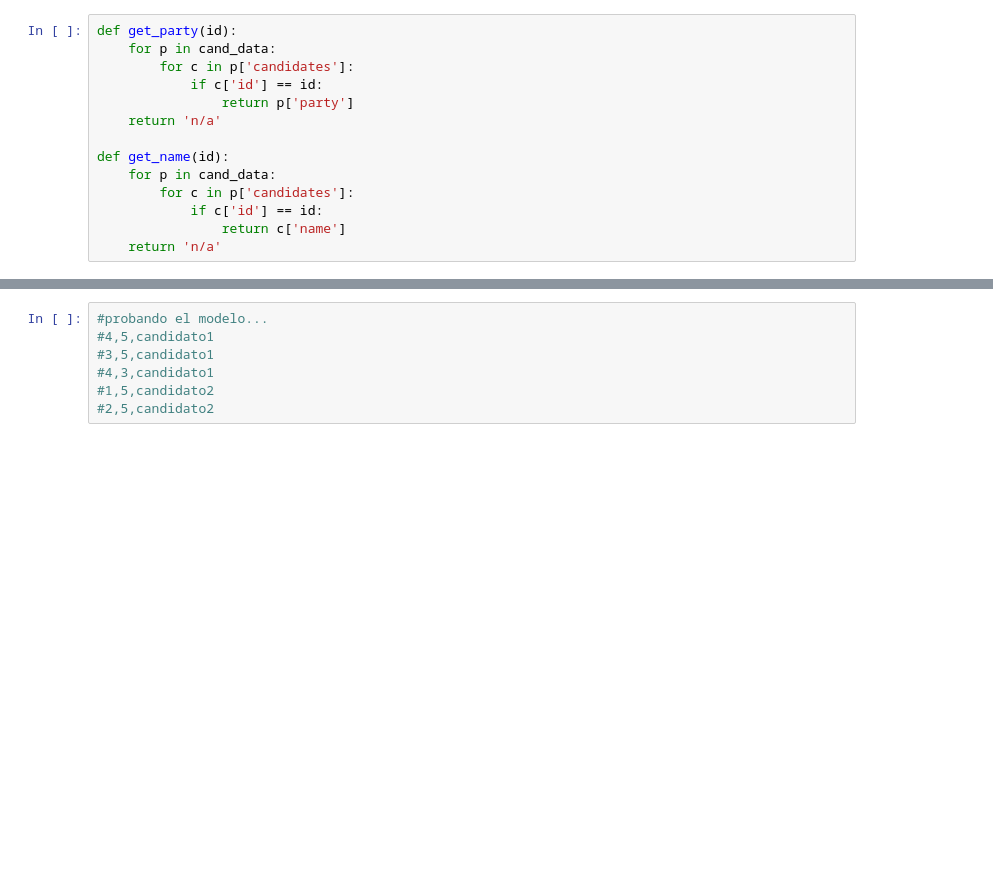
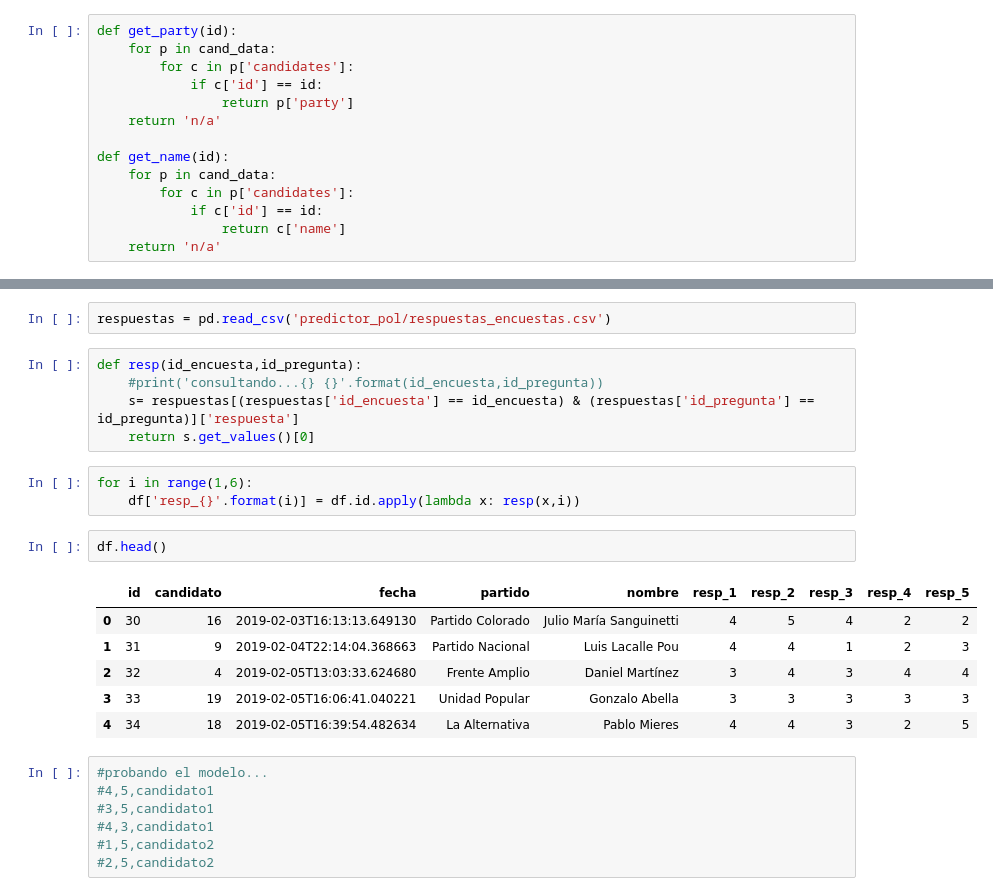
Before and after one commit to johnblanco/predictor_electoral, a Jupyter notebook: analisis respuestas.ipynb, the cells around one changed output, grey strips where cells are left out. Drawn from its saved outputs; the diff is of its cells as text; blank space fills up the shorter version.

```diff
--- a/analisis respuestas.ipynb
+++ b/analisis respuestas.ipynb
@@ -54,3 +59,22 @@ df.groupby('nombre').size().sort_values(ascending=False).plot.bar()
+# %%
+respuestas = pd.read_csv('predictor_pol/respuestas_encuestas.csv')
+# %%
+def resp(id_encuesta,id_pregunta):
+    #print('consultando...{} {}'.format(id_encuesta,id_pregunta))
+    s= respuestas[(respuestas['id_encuesta'] == id_encuesta) & (respuestas['id_pregunta'] == id_pregunta)]['respuesta']
+    return s.get_values()[0]
+# %%
+for i in range(1,6):
+    df['resp_{}'.format(i)] = df.id.apply(lambda x: resp(x,i))
+# %%
+df.head()
+# %% [output]
+|  | id | candidato | fecha | partido | nombre | resp_1 | resp_2 | resp_3 | resp_4 | resp_5 |
+| 0 | 30 | 16 | 2019-02-03T16:13:13.649130 | Partido Colorado | Julio María Sanguinetti | 4 | 5 | 4 | 2 | 2 |
+| 1 | 31 | 9 | 2019-02-04T22:14:04.368663 | Partido Nacional | Luis Lacalle Pou | 4 | 4 | 1 | 2 | 3 |
+| 2 | 32 | 4 | 2019-02-05T13:03:33.624680 | Frente Amplio | Daniel Martínez | 3 | 4 | 3 | 4 | 4 |
+| 3 | 33 | 19 | 2019-02-05T16:06:41.040221 | Unidad Popular | Gonzalo Abella | 3 | 3 | 3 | 3 | 3 |
+| 4 | 34 | 18 | 2019-02-05T16:39:54.482634 | La Alternativa | Pablo Mieres | 4 | 4 | 3 | 2 | 5 |
 # %%
 #probando el modelo...
 #4,5,candidato1
```
Also changed, not shown: parts of 7 cells of this notebook, 4 other files.
